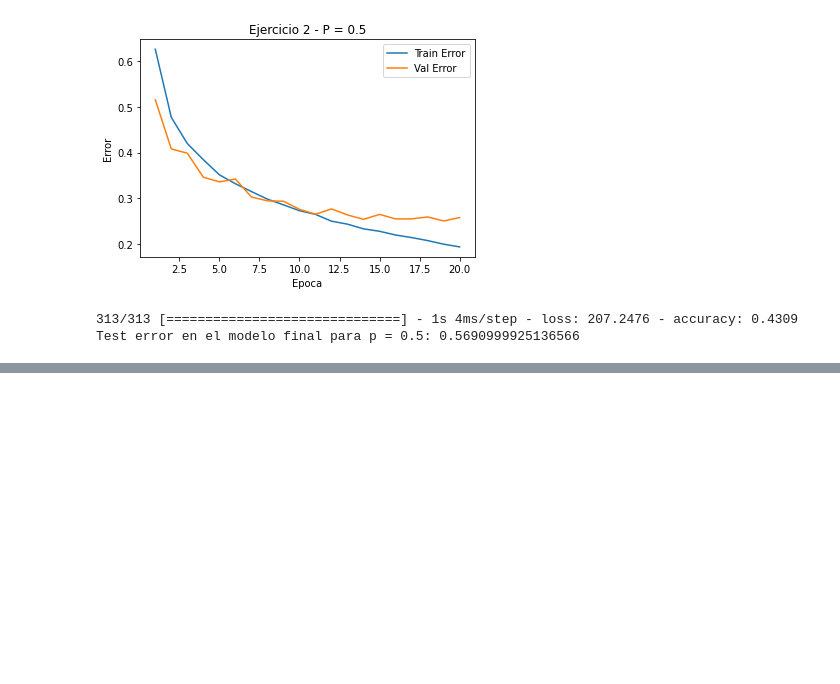
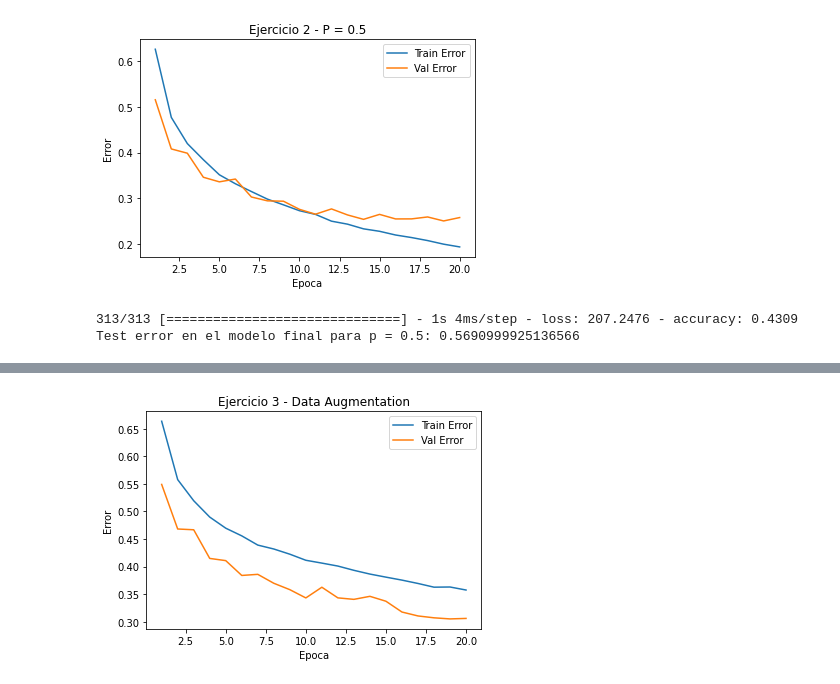
Before and after one commit to natimellino/IAA, a Jupyter notebook: Final/CNN.ipynb, the cells around one changed output, grey strips where cells are left out. Cells and saved outputs as stored; diff of their text form; code cells hidden in the pictures; blank space fills up the shorter version.

Commit message:
ejercicio 3

```diff
--- a/Final/CNN.ipynb
+++ b/Final/CNN.ipynb
@@ -289,0 +356,2 @@ Test error en el modelo final para p = 0.5: 0.5690999925136566
+# %%
+history, model = ej3()
@@ -289,0 +376,21 @@ Test error en el modelo final para p = 0.5: 0.5690999925136566
+# %%
+# Calculamos el error a partir del accuracy para poder graficar
+train_error = map(lambda x: 1 - x, history.history['accuracy'])
+val_error = map(lambda x: 1 - x,  history.history['val_accuracy'])
+
+# Graficamos
+plt.plot(range(1, 21), list(train_error), label='Train Error')
+plt.plot(range(1, 21), list(val_error), label = 'Val Error')
+plt.xlabel('Epoca')
+plt.ylabel('Error')
+plt.legend()
+plt.title('Ejercicio 3 - Data Augmentation')
+plt.show()
+
+# Error de test
+
+(train_images, train_labels), (test_images, test_labels) = datasets.cifar10.load_data()
+test_loss, test_acc = model.evaluate(test_images,  test_labels)
+print(f"Test error en el modelo final: {1 - test_acc}")
+# %% [output]
+[figure, added]
```
Also changed, not shown: parts of 7 cells of this notebook.
